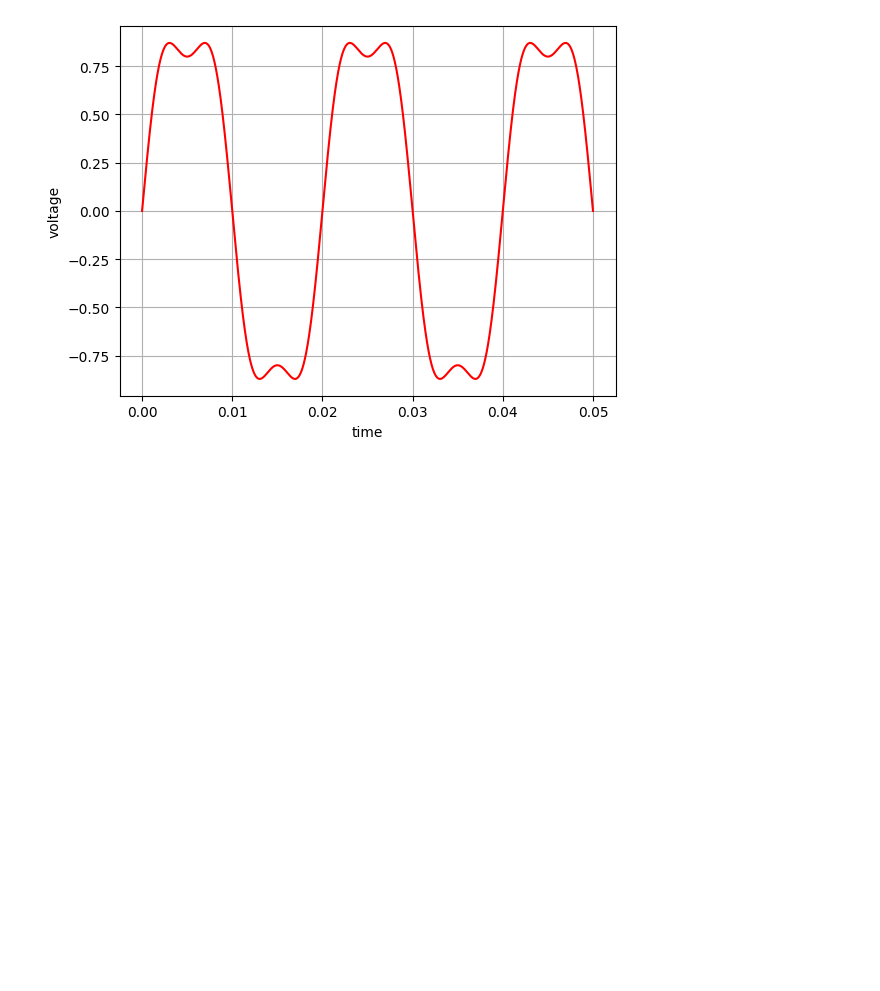
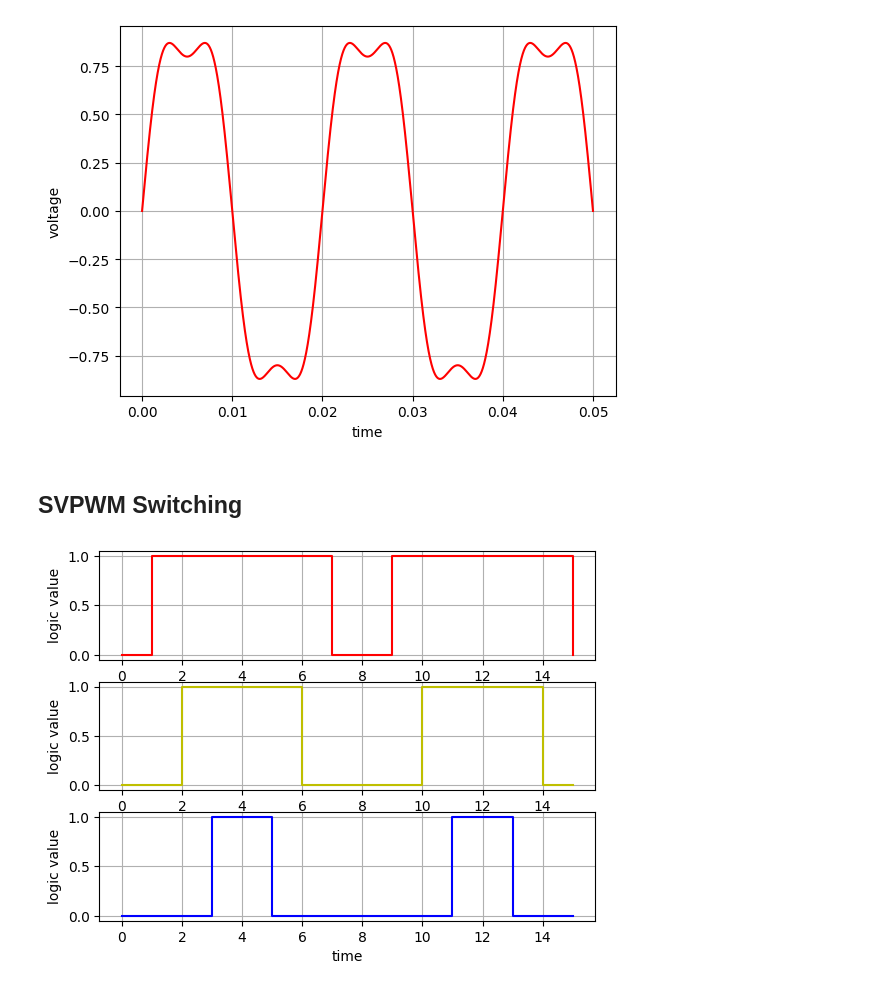
Before and after one commit to sunnyiisc/Three-Phase-Inverter-12VDC-to-440VAC-3ph--50Hz, a Jupyter notebook: 3_phase_Inverter.ipynb, the cells around one changed output. Saved outputs shown, nothing was run; the diff lists cells and outputs as text; code cells hidden in the pictures; blank space fills up the shorter version.

```diff
--- a/3_phase_Inverter.ipynb
+++ b/3_phase_Inverter.ipynb
@@ -41,3 +41,37 @@ plt.show()
 # %% [output]
 [figure]
 [figure]
+# %% [markdown]
+## SVPWM Switching
+# %%
+import numpy
+import matplotlib.pyplot as plt
+
+
+# Signals
+#t = np.repeat(np.linspace(0, 2e-3, num=8), 2)
+
+A = np.tile([0, 1, 1, 1, 1, 1, 1, 0], 2)
+B = np.tile([0, 0, 1, 1, 1, 1, 0, 0], 2)
+C = np.tile([0, 0, 0, 1, 1, 0, 0, 0], 2)
+
+# Plotting
+plt.subplot(3,1,1)
+plt.step(A, 'r', where='post')
+plt.xlabel('time')
+plt.ylabel('logic value')
+plt.grid()
+
+plt.subplot(3,1,2)
+plt.step(B, 'y', where='post')
+plt.xlabel('time')
+plt.ylabel('logic value')
+plt.grid()
+
+plt.subplot(3,1,3)
+plt.step(C, 'b', where='post')
+plt.xlabel('time')
+plt.ylabel('logic value')
+plt.grid()
+# %% [output]
+[figure, added]
```
Also changed, not shown: parts of 1 cell of this notebook.
